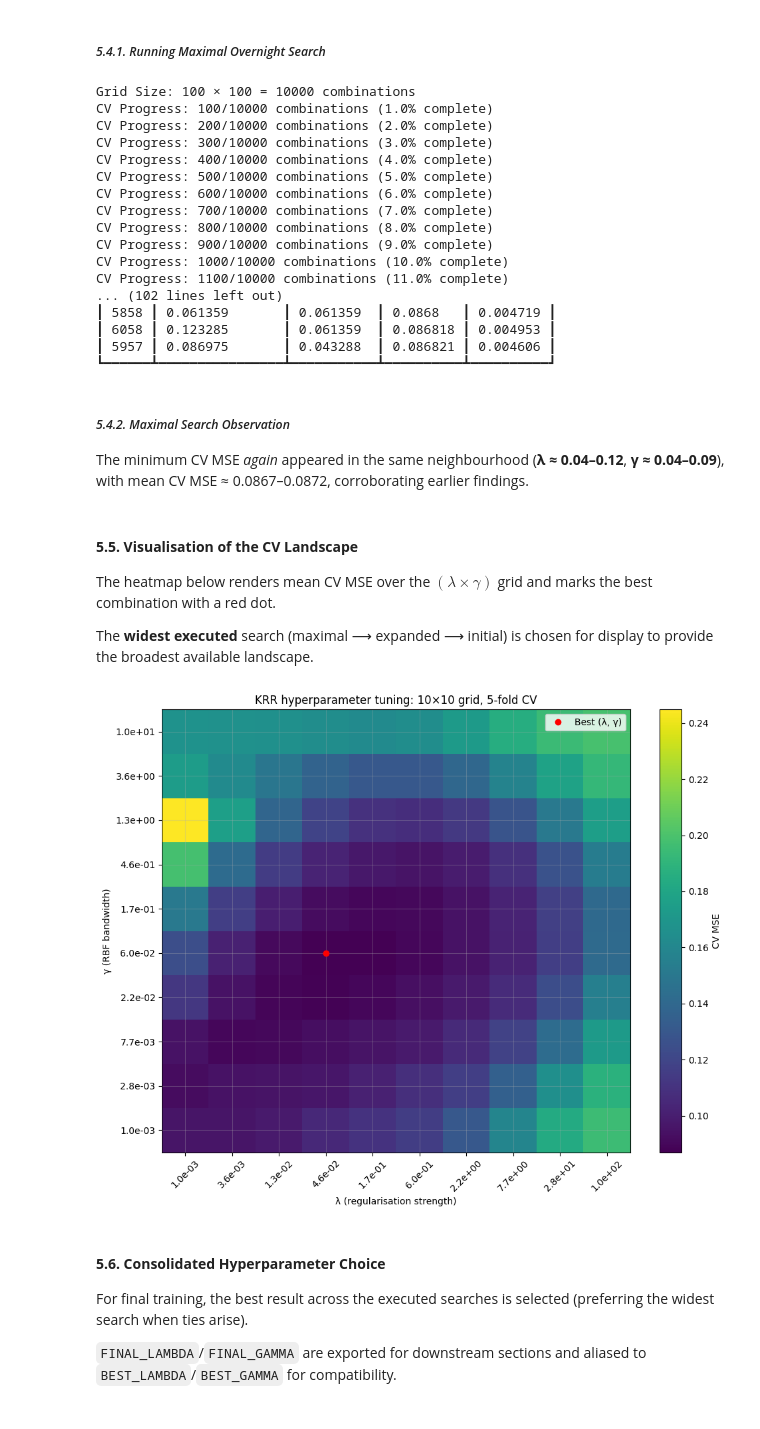
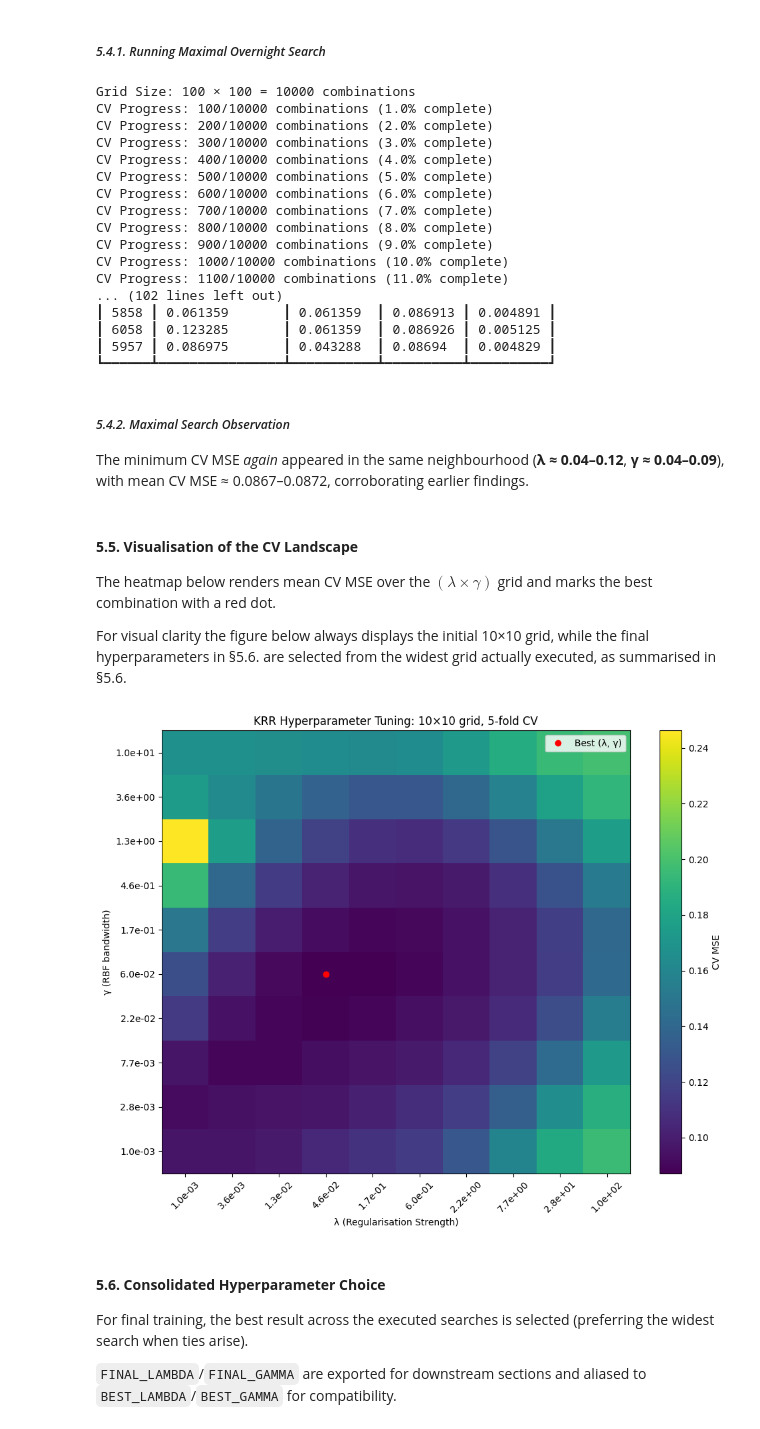
Before and after one commit to Petheron/ML-A2-KRR, a Jupyter notebook: Assessment_2.ipynb, the cells around one changed output. Drawn from its saved outputs; the diff is of its cells as text; code cells hidden in the pictures.

Commit message:
Fix issue with Heatmap visualisation

```diff
--- a/Assessment_2.ipynb
+++ b/Assessment_2.ipynb
@@ -1205,7 +1205,7 @@ This improves coverage of both smaller and larger scales while remaining tractab
 ##### *5.3.1. Running Expanded Search*
 # %%
 # Toggle for expanded search (disabled by default to keep runtime modest)
-RUN_EXPANDED_GRID: bool = False
+RUN_EXPANDED_GRID: bool = True
 
 expanded_cv_df = None
 if RUN_EXPANDED_GRID:
@@ -1260,7 +1260,7 @@ This is computationally heavier but provides strong evidence of global stability
 ##### *5.4.1. Running Maximal Overnight Search*
 # %%
 # Toggle for maximal search (disabled by default to keep runtime modest)
-RUN_MAXIMAL_GRID: bool = False
+RUN_MAXIMAL_GRID: bool = True
 
 maximal_cv_df = None
 if RUN_MAXIMAL_GRID:
@@ -1300,9 +1300,9 @@ CV Progress: 900/10000 combinations (9.0% complete)
 CV Progress: 1000/10000 combinations (10.0% complete)
 CV Progress: 1100/10000 combinations (11.0% complete)
 ... (102 lines left out)
-┃ 5858 ┃ 0.061359       ┃ 0.061359  ┃ 0.0868   ┃ 0.004719 ┃
-┃ 6058 ┃ 0.123285       ┃ 0.061359  ┃ 0.086818 ┃ 0.004953 ┃
-┃ 5957 ┃ 0.086975       ┃ 0.043288  ┃ 0.086821 ┃ 0.004606 ┃
+┃ 5858 ┃ 0.061359       ┃ 0.061359  ┃ 0.086913 ┃ 0.004891 ┃
+┃ 6058 ┃ 0.123285       ┃ 0.061359  ┃ 0.086926 ┃ 0.005125 ┃
+┃ 5957 ┃ 0.086975       ┃ 0.043288  ┃ 0.08694  ┃ 0.004829 ┃
 ┗━━━━━━┻━━━━━━━━━━━━━━━━┻━━━━━━━━━━━┻━━━━━━━━━━┻━━━━━━━━━━┛
 # %% [markdown]
 ##### *5.4.2. Maximal Search Observation*
@@ -1311,7 +1311,7 @@ The minimum CV MSE *again* appeared in the same neighbourhood (**λ ≈ 0.04–0
 #### **5.5. Visualisation of the CV Landscape**
 The heatmap below renders mean CV MSE over the $(\lambda \times \gamma)$ grid and marks the best combination with a red dot.
 
-The **widest executed** search (maximal ⟶ expanded ⟶ initial) is chosen for display to provide the broadest available landscape.
+For visual clarity the figure below always displays the initial 10×10 grid, while the final hyperparameters in §5.6. are selected from the widest grid actually executed, as summarised in §5.6.
 # %%
 def plot_cv_mse_heatmap(
   cv_results_df: pd.DataFrame,
@@ -1334,43 +1334,37 @@ def plot_cv_mse_heatmap(
   mse_grid = np.zeros((len(rbf_gamma_grid), len(regularisation_grid)), dtype=float)
 
   def nearest_index(grid: np.ndarray, value: float) -> int:
     return int(np.argmin(np.abs(grid - value)))
 
   # Fill grid from CV table
   for _, row in cv_results_df.iterrows():
     i = nearest_index(regularisation_grid, float(row['regularisation']))
     j = nearest_index(rbf_gamma_grid, float(row['rbf_gamma']))
     mse_grid[j, i] = float(row['mse_mean'])
 
   # Locate best point
   best_row_local = cv_results_df.loc[cv_results_df['mse_mean'].idxmin()]
   best_i = nearest_index(regularisation_grid, float(best_row_local['regularisation']))
   best_j = nearest_index(rbf_gamma_grid, float(best_row_local['rbf_gamma']))
 
   # Plot heatmap
   plt.figure(figsize=(10, 8))
   im = plt.imshow(mse_grid, aspect='auto', origin='lower')
   plt.colorbar(im, label='CV MSE')
   plt.xticks(range(len(regularisation_grid)), [f'{v:.1e}' for v in regularisation_grid], rotation=45)
   plt.yticks(range(len(rbf_gamma_grid)), [f'{v:.1e}' for v in rbf_gamma_grid])
-  plt.xlabel('λ (regularisation strength)')
+  plt.xlabel('λ (Regularisation Strength)')
   plt.ylabel('γ (RBF bandwidth)')
-  plt.title(f'KRR hyperparameter tuning: {len(rbf_gamma_grid)}×{len(regularisation_grid)} grid, {fold_count}-fold CV')
+  plt.title(f'KRR Hyperparameter Tuning: {len(rbf_gamma_grid)}×{len(regularisation_grid)} grid, {fold_count}-fold CV')
 
   plt.plot(best_i, best_j, 'r.', markersize=12, label='Best (λ, γ)')
   plt.legend(loc='upper right')
   plt.tight_layout()
   plt.show()
 
-# Choose the widest executed grid for plotting
-if (maximal_cv_df is not None):
-  plot_cv_mse_heatmap(maximal_cv_df, maximal_regularisation_grid, maximal_rbf_gamma_grid, fold_count=5)
-elif (expanded_cv_df is not None):
-  plot_cv_mse_heatmap(expanded_cv_df, expanded_regularisation_grid, expanded_rbf_gamma_grid, fold_count=5)
-else:
-  plot_cv_mse_heatmap(initial_cv_df, initial_regularisation_grid, initial_rbf_gamma_grid, fold_count=5)
+plot_cv_mse_heatmap(initial_cv_df, initial_regularisation_grid, initial_rbf_gamma_grid, fold_count=5)
 # %% [output]
-[figure, old version]
+[figure, new version]
 # %% [markdown]
 #### **5.6. Consolidated Hyperparameter Choice**
 For final training, the best result across the executed searches is selected (preferring the widest search when ties arise).
```
Also changed, not shown: parts of 19 cells of this notebook.
